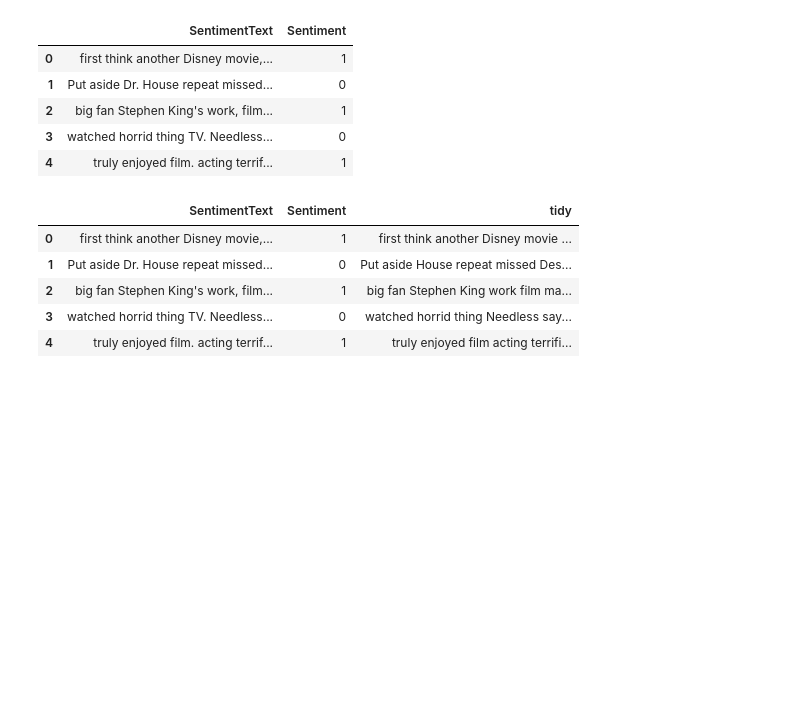
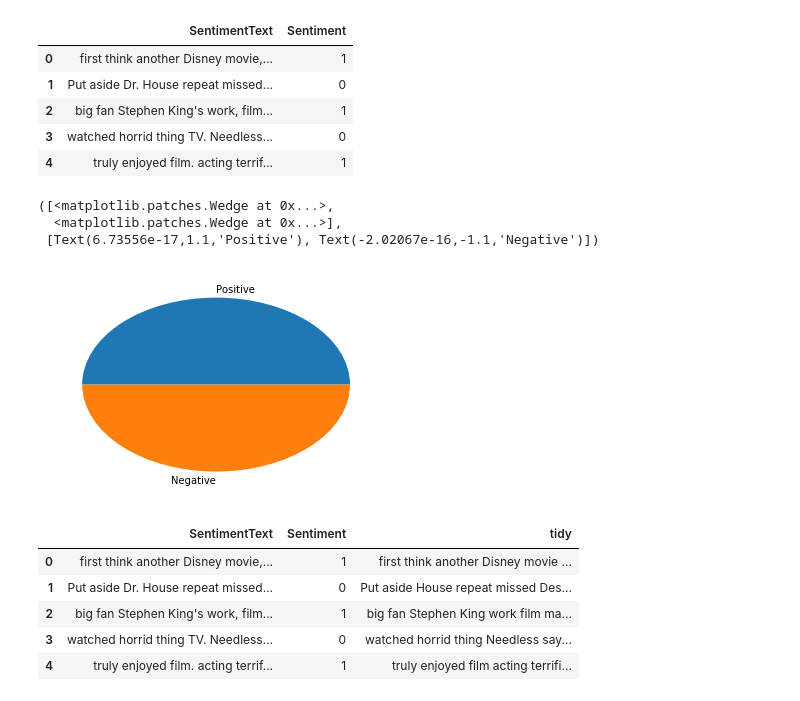
Before and after one commit to shivvignesh/IMDb-reviews-Sentiment-Analysis, a Jupyter notebook: imdb review logistic regression-TfIdf Vectorizer.ipynb, the cells around one changed output. Drawn from its saved outputs; the diff is of its cells as text; code cells hidden in the pictures; blank space fills up the shorter version.

```diff
--- a/imdb review logistic regression.ipynb
+++ b/imdb review logistic regression-TfIdf Vectorizer.ipynb
@@ -26,6 +27,17 @@ data.head()
 | 2 | big fan Stephen King's work, film... | 1 |
 | 3 | watched horrid thing TV. Needless... | 0 |
 | 4 | truly enjoyed film. acting terrif... | 1 |
+# %%
+sentiment_count=data['Sentiment'].value_counts()
+# %%
+sentiment_count=sentiment_count.tolist()
+# %%
+plt.pie(sentiment_count,labels=('Positive','Negative'))
+# %% [output]
+([<matplotlib.patches.Wedge at 0x...>,
+  <matplotlib.patches.Wedge at 0x...>],
+ [Text(6.73556e-17,1.1,'Positive'), Text(-2.02067e-16,-1.1,'Negative')])
+[figure, added]
 # %%
 def remove_pattern(input_text,pattern):
   r=re.findall(pattern,input_text)
```
Also changed, not shown: parts of 10 cells of this notebook, 1 other file.
